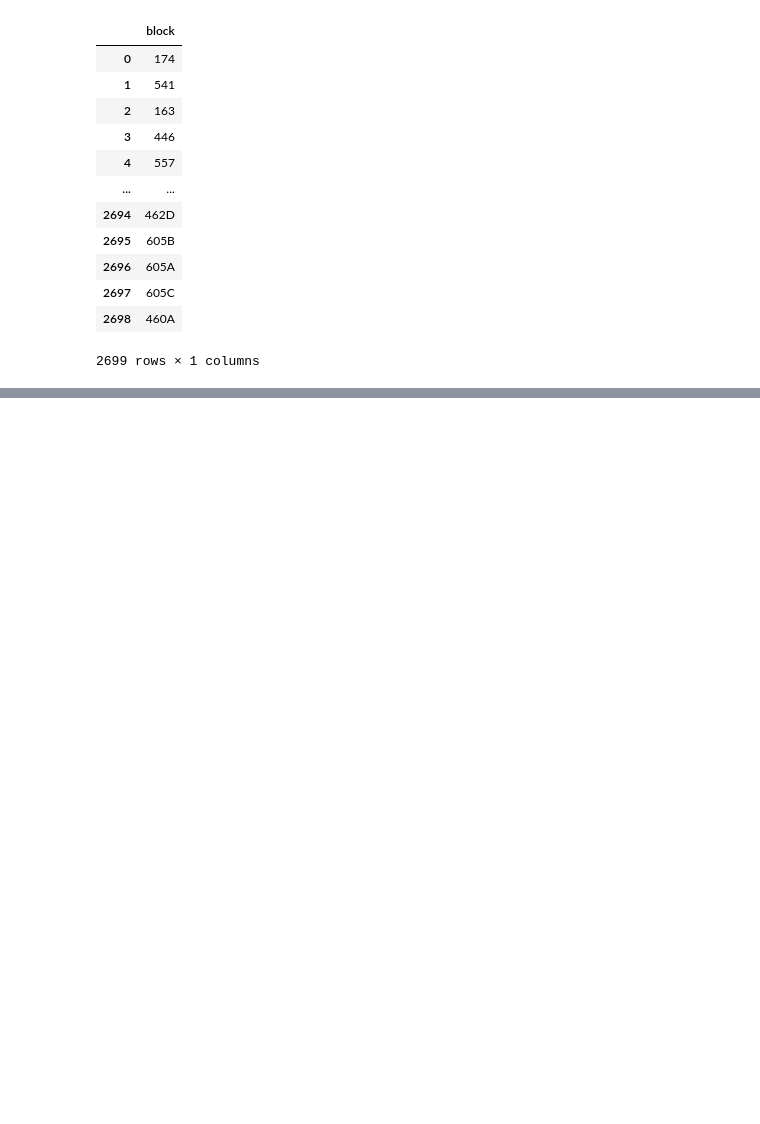
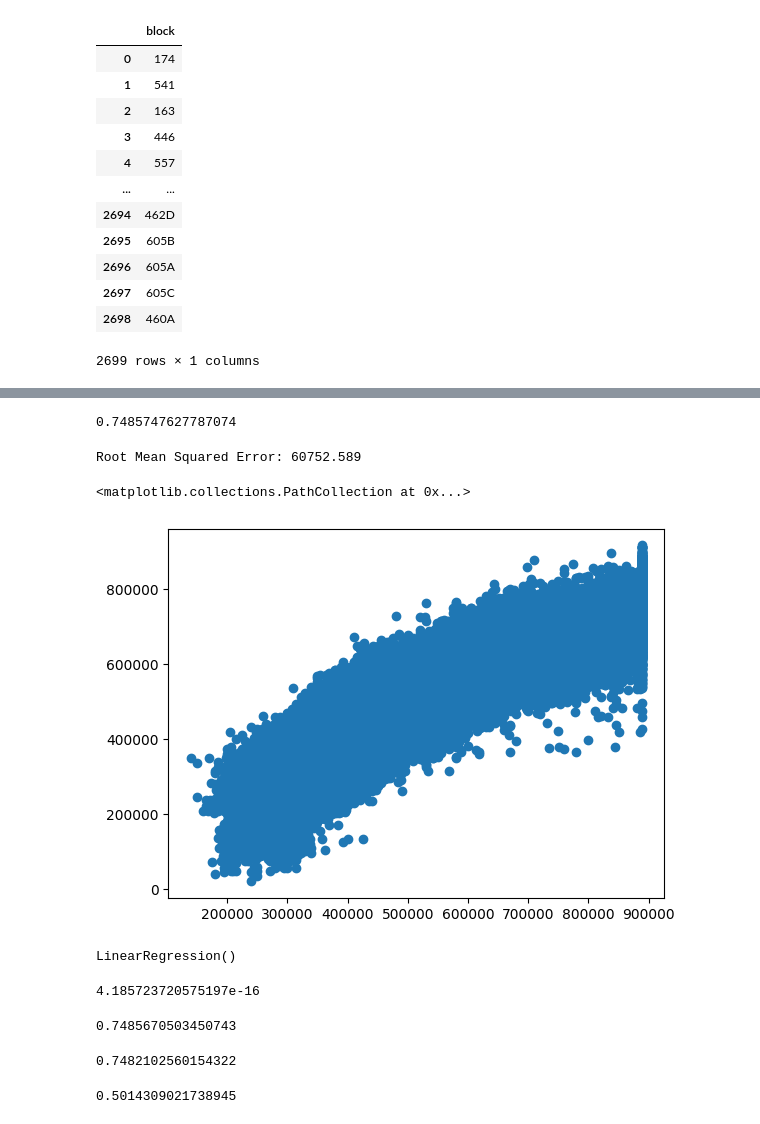
Before and after one commit to DineshDhamodharan24/Singapore_Flat_Resale_, a Jupyter notebook: flat_analysis.ipynb, the cells around one changed output, grey strips where cells are left out. Saved outputs shown, nothing was run; the diff lists cells and outputs as text; code cells hidden in the pictures; blank space fills up the shorter version.

```diff
--- a/flat_analysis.ipynb
+++ b/flat_analysis.ipynb
@@ -477,0 +757,11 @@ flat_new___
+# %%
+param_grid = {
+    'max_depth': [2, 5, 10, 15, 20, 22],
+    'min_samples_split': [2, 3, 4, 5],
+    'min_samples_leaf': [2, 3, 4, 5, 6, 7, 8, 9, 10, 15, 20],
+    'max_features': ['auto', 'sqrt', 'log2']
+}
+# %%
+grid_search = GridSearchCV(estimator=dtr, param_grid=param_grid, cv=5)
+grid_search.fit(X_train, y_train)
+print("Best hyperparameters:", grid_search.best_params_)
@@ -477,0 +799,3 @@ flat_new___
+# %%
+regression_model = LinearRegression()
+regression_model.fit(X_train,y_train)
@@ -477,0 +814,4 @@ flat_new___
+# %%
+regression_model.score(X_test,y_test)
+# %% [output]
+0.7485747627787074
@@ -477,0 +823,12 @@ flat_new___
+# %%
+import math
+print("Root Mean Squared Error: %.3f" % math.sqrt(mse))
+# %% [output]
+Root Mean Squared Error: 60752.589
+# %%
+y_pred = regression_model.predict(X_test)
+# %%
+plt.scatter(y_test['resale_price'],y_pred)
+# %% [output]
+<matplotlib.collections.PathCollection at 0x...>
+[figure, added]
@@ -477,0 +842,18 @@ flat_new___
+# %%
+regression_model_linear = LinearRegression()
+regression_model_linear.fit(X_train_scaled,y_train_scaled)
+# %% [output]
+LinearRegression()
+# %%
+intercept = regression_model_linear.intercept_[0]
+intercept
+# %% [output]
+4.185723720575197e-16
+# %%
+regression_model_linear.score(X_test_scaled,y_test_scaled)
+# %% [output]
+0.7485670503450743
+# %%
+regression_model_linear.score(X_train_scaled,y_train_scaled)
+# %% [output]
+0.7482102560154322
@@ -477,0 +862,4 @@ flat_new___
+# %%
+math.sqrt(mse_linear)
+# %% [output]
+0.5014309021738945
```
Also changed, not shown: parts of 60 cells of this notebook.
